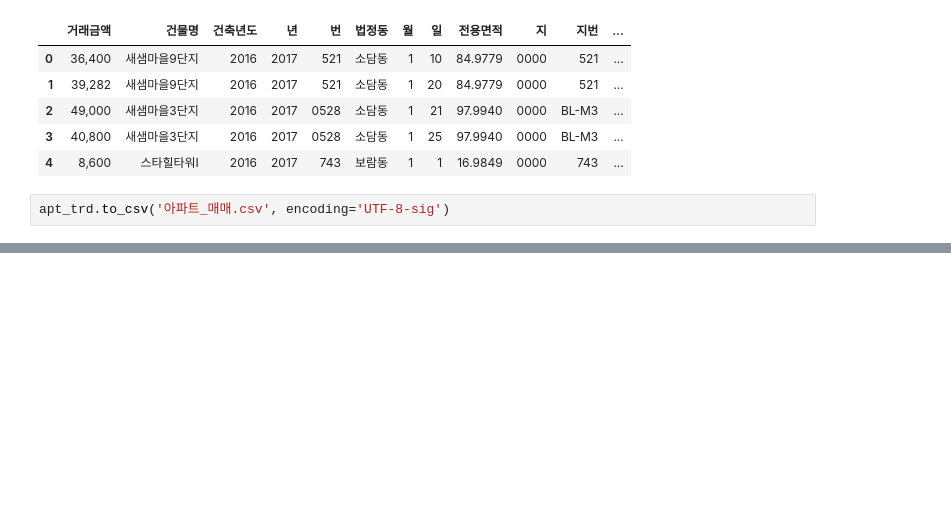
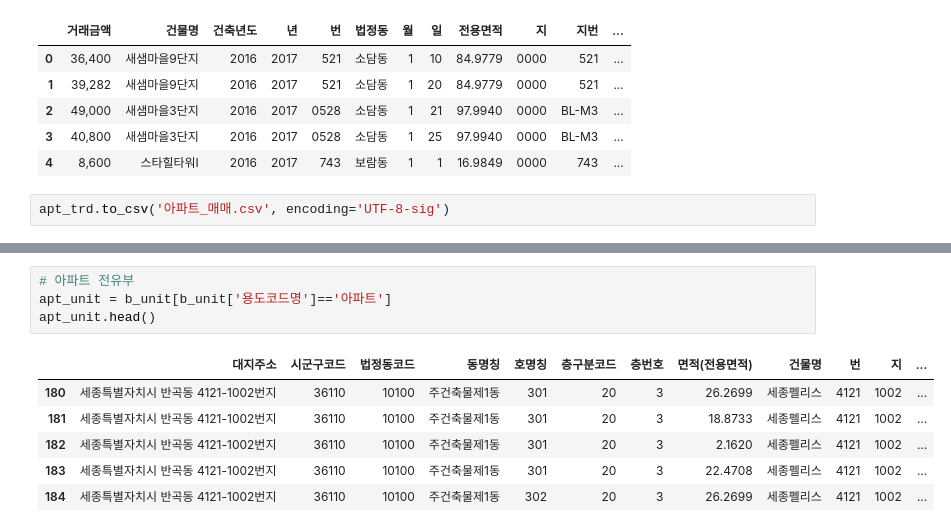
Before and after one commit to metterian/sejong-house-market-analyse, a Jupyter notebook: data_foundation.ipynb, the cells around one changed output, grey strips where cells are left out. Saved outputs shown, nothing was run; the diff lists cells and outputs as text; blank space fills up the shorter version.

```diff
--- a/data_foundation.ipynb
+++ b/data_foundation.ipynb
@@ -277,0 +295,11 @@ apt_trd.to_csv('아파트_매매.csv', encoding='UTF-8-sig')
+# %%
+# 아파트 전유부
+apt_unit = b_unit[b_unit['용도코드명']=='아파트']
+apt_unit.head()
+# %% [output]
+|  | 대지주소 | 시군구코드 | 법정동코드 | 동명칭 | 호명칭 | 층구분코드 | 층번호 | 면적(전용면적) | 건물명 | 번 | 지 | ... |
+| 180 | 세종특별자치시 반곡동 4121-1002번지 | 36110 | 10100 | 주건축물제1동 | 301 | 20 | 3 | 26.2699 | 세종펠리스 | 4121 | 1002 | ... |
+| 181 | 세종특별자치시 반곡동 4121-1002번지 | 36110 | 10100 | 주건축물제1동 | 301 | 20 | 3 | 18.8733 | 세종펠리스 | 4121 | 1002 | ... |
+| 182 | 세종특별자치시 반곡동 4121-1002번지 | 36110 | 10100 | 주건축물제1동 | 301 | 20 | 3 | 2.1620 | 세종펠리스 | 4121 | 1002 | ... |
+| 183 | 세종특별자치시 반곡동 4121-1002번지 | 36110 | 10100 | 주건축물제1동 | 301 | 20 | 3 | 22.4708 | 세종펠리스 | 4121 | 1002 | ... |
+| 184 | 세종특별자치시 반곡동 4121-1002번지 | 36110 | 10100 | 주건축물제1동 | 302 | 20 | 3 | 26.2699 | 세종펠리스 | 4121 | 1002 | ... |
```
Also changed, not shown: parts of 7 cells of this notebook.
